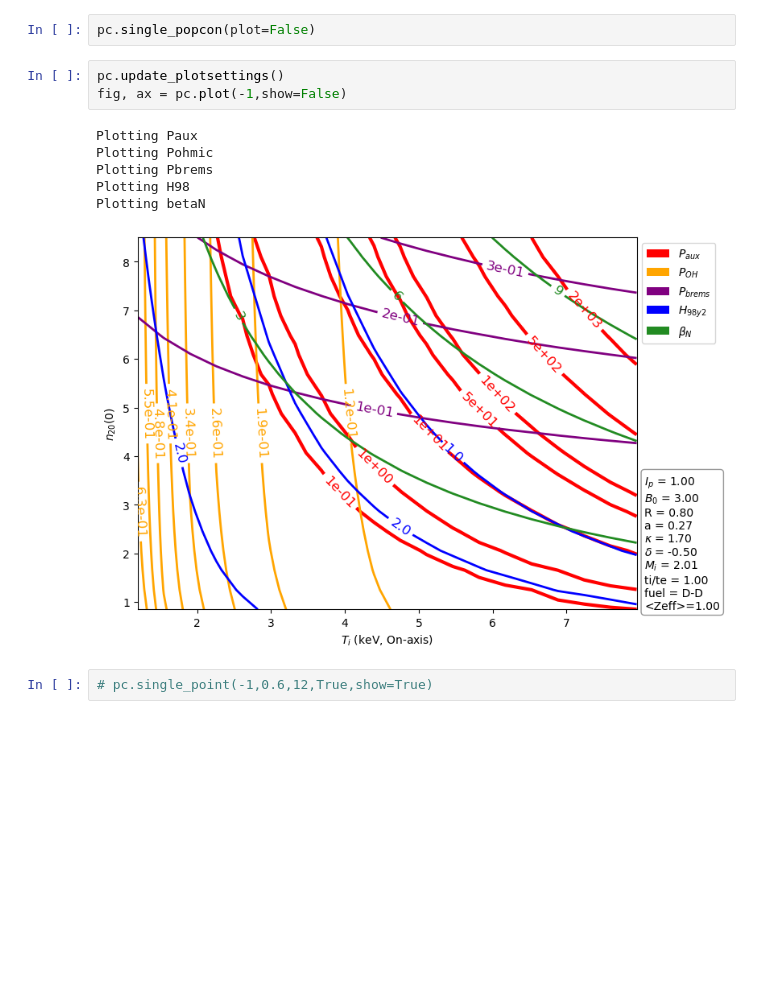
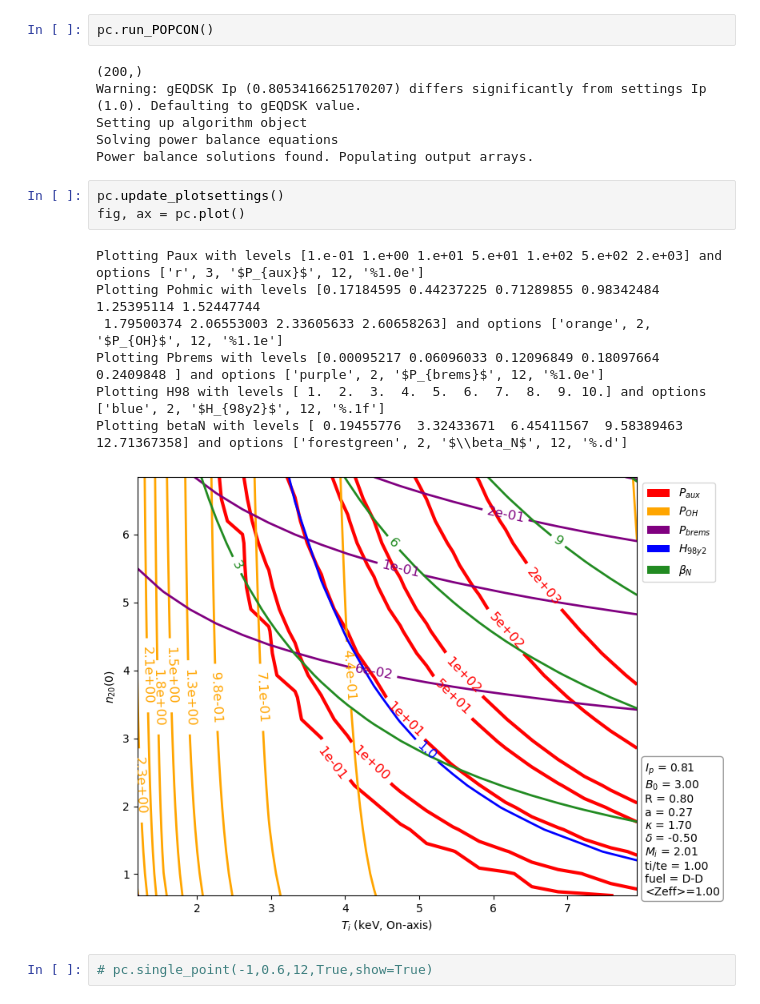
Before and after one commit to hansec/OpenPOPCON, a Jupyter notebook: resources/examples/NSF/NSF_run.ipynb, the cells around one changed output. Cells and saved outputs as stored; diff of their text form; blank space fills up the shorter version.

```diff
--- a/resources/examples/NSF/NSF_run.ipynb
+++ b/resources/examples/NSF/NSF_run.ipynb
@@ -32,15 +25,22 @@ pc = op.POPCON(settingsfile=settingsfile, plotsettingsfile=plotsettingsfile, sca
-# %%
-pc.single_popcon(plot=False)
+# %%
+pc.run_POPCON()
+# %% [output]
+(200,)
+Warning: gEQDSK Ip (0.8053416625170207) differs significantly from settings Ip (1.0). Defaulting to gEQDSK value.
+Setting up algorithm object
+Solving power balance equations
+Power balance solutions found. Populating output arrays.
 # %%
 pc.update_plotsettings()
-fig, ax = pc.plot(-1,show=False)
+fig, ax = pc.plot()
 # %% [output]
-Plotting Paux
-Plotting Pohmic
-Plotting Pbrems
-Plotting H98
-Plotting betaN
+Plotting Paux with levels [1.e-01 1.e+00 1.e+01 5.e+01 1.e+02 5.e+02 2.e+03] and options ['r', 3, '$P_{aux}$', 12, '%1.0e']
+Plotting Pohmic with levels [0.17184595 0.44237225 0.71289855 0.98342484 1.25395114 1.52447744
+ 1.79500374 2.06553003 2.33605633 2.60658263] and options ['orange', 2, '$P_{OH}$', 12, '%1.1e']
+Plotting Pbrems with levels [0.00095217 0.06096033 0.12096849 0.18097664 0.2409848 ] and options ['purple', 2, '$P_{brems}$', 12, '%1.0e']
+Plotting H98 with levels [ 1.  2.  3.  4.  5.  6.  7.  8.  9. 10.] and options ['blue', 2, '$H_{98y2}$', 12, '%.1f']
+Plotting betaN with levels [ 0.19455776  3.32433671  6.45411567  9.58389463 12.71367358] and options ['forestgreen', 2, '$\\beta_N$', 12, '%.d']
-[figure, old version]
+[figure, new version]
 # %%
 # pc.single_point(-1,0.6,12,True,show=True)
 # %%
```
Also changed, not shown: parts of 1 cell of this notebook, 2 other files.
